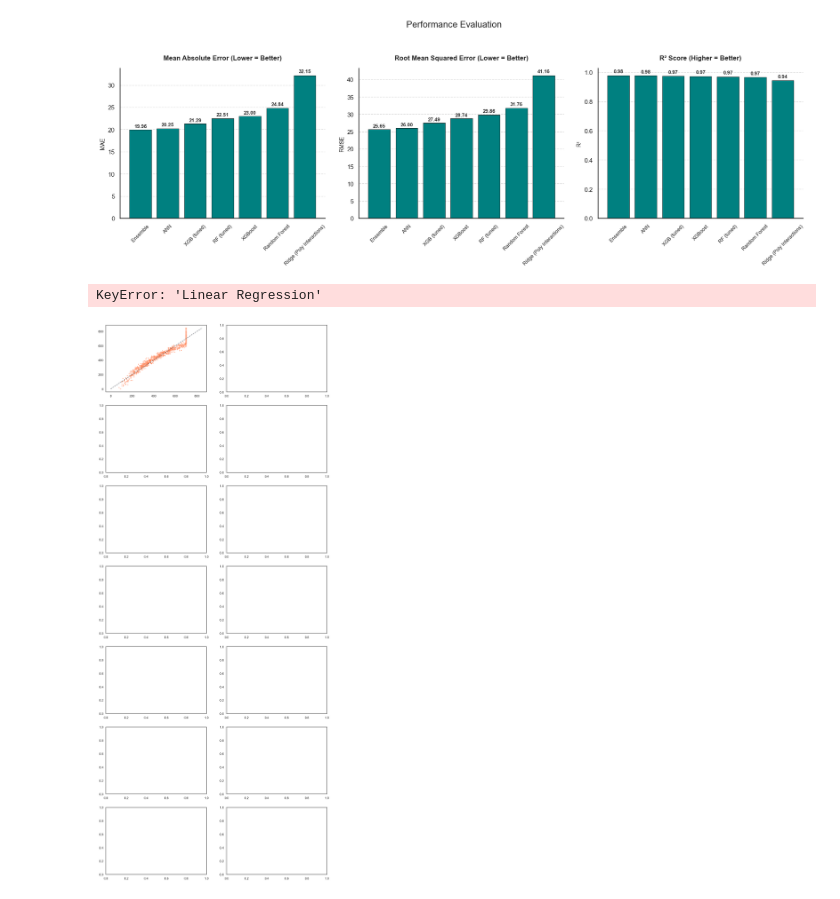
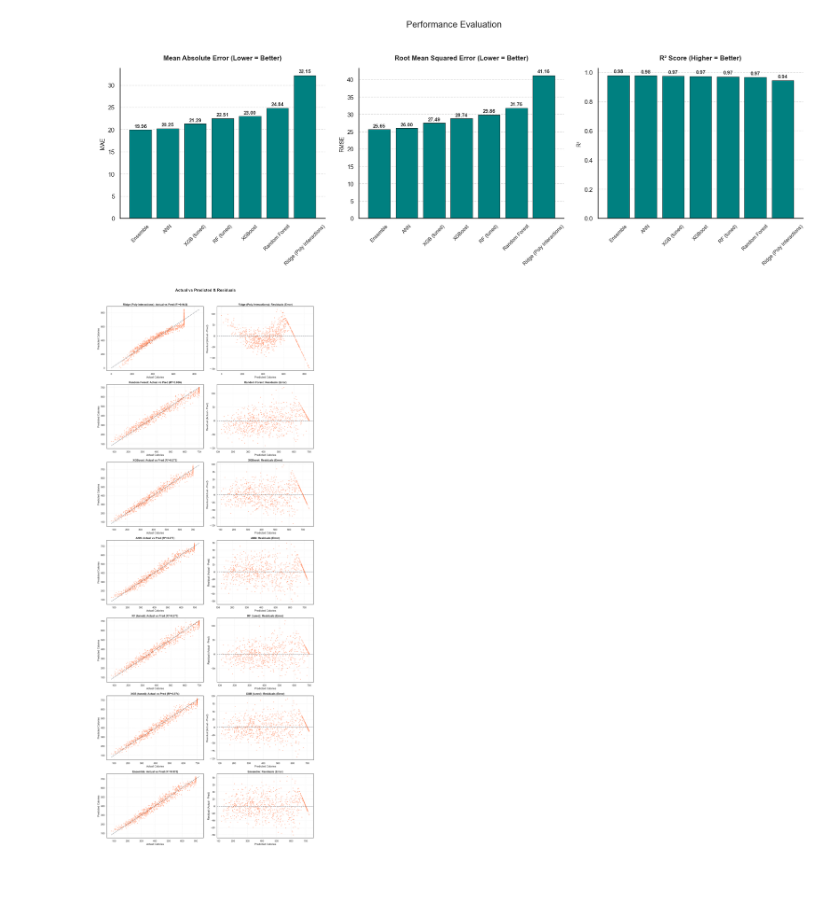
Before and after one commit to heyisula/caloriesense, a Jupyter notebook: trainV4.ipynb, the cells around one changed output. Saved outputs shown, nothing was run; the diff lists cells and outputs as text; code cells hidden in the pictures.

```diff
--- a/trainV4.ipynb
+++ b/trainV4.ipynb
@@ -840,7 +840,7 @@ plt.show()
 # %%
 
 all_models = {
-    'Linear Regression': pred_lr,
+    'Ridge (Poly Interactions)': pred_lr,
     'Random Forest': pred_rf,
     'XGBoost': pred_xgb,
     'ANN': pred_ann,
@@ -851,33 +851,32 @@ all_models = {
 
 n_models = len(all_models)
 fig, axes = plt.subplots(n_models, 2, figsize=(14, 5 * n_models))
 
 for i, (name, pred) in enumerate(all_models.items()):
 
     actual = y_test_raw.values
     residuals = actual - pred
     ax_avp = axes[i, 0]
     ax_avp.scatter(actual, pred, alpha=0.6, s=12, color='coral', edgecolors='none')
     lims = [min(actual.min(), pred.min()), max(actual.max(), pred.max())]
     ax_avp.plot(lims, lims, color='#2F3640', linestyle='--', linewidth=1.5, alpha=0.7)
 
     ax_avp.set_title(f'{name}: Actual vs Pred (R²={results[name]["R2"]:.3f})', fontweight='bold')
     ax_avp.set_xlabel('Actual Calories')
     ax_avp.set_ylabel('Predicted Calories')
     ax_avp.grid(True, linestyle=':', alpha=0.5)
     ax_res = axes[i, 1]
     ax_res.scatter(pred, residuals, alpha=0.6, s=12, color='coral', edgecolors='none')
     ax_res.axhline(0, color='#2F3640', linestyle='--', linewidth=1.5, alpha=0.7)
 
     ax_res.set_title(f'{name}: Residuals (Error)', fontweight='bold')
     ax_res.set_xlabel('Predicted Calories')
     ax_res.set_ylabel('Residual (Actual - Pred)')
     ax_res.grid(True, linestyle=':', alpha=0.5)
 
 plt.suptitle('Actual vs Predicted & Residuals', fontsize=18, fontweight='bold', y=1.01)
 plt.tight_layout()
-plt.savefig('out/plots/act_vs_pred_and_residuals.png', dpi=300, bbox_inches="tight")
+plt.savefig('out/act_vs_pred_and_residuals.png', dpi=300, bbox_inches="tight")
 plt.show()
 # %% [output]
-KeyError: 'Linear Regression'
-[figure, old version]
+[figure, new version]
```
Also changed, not shown: 1 other file.
